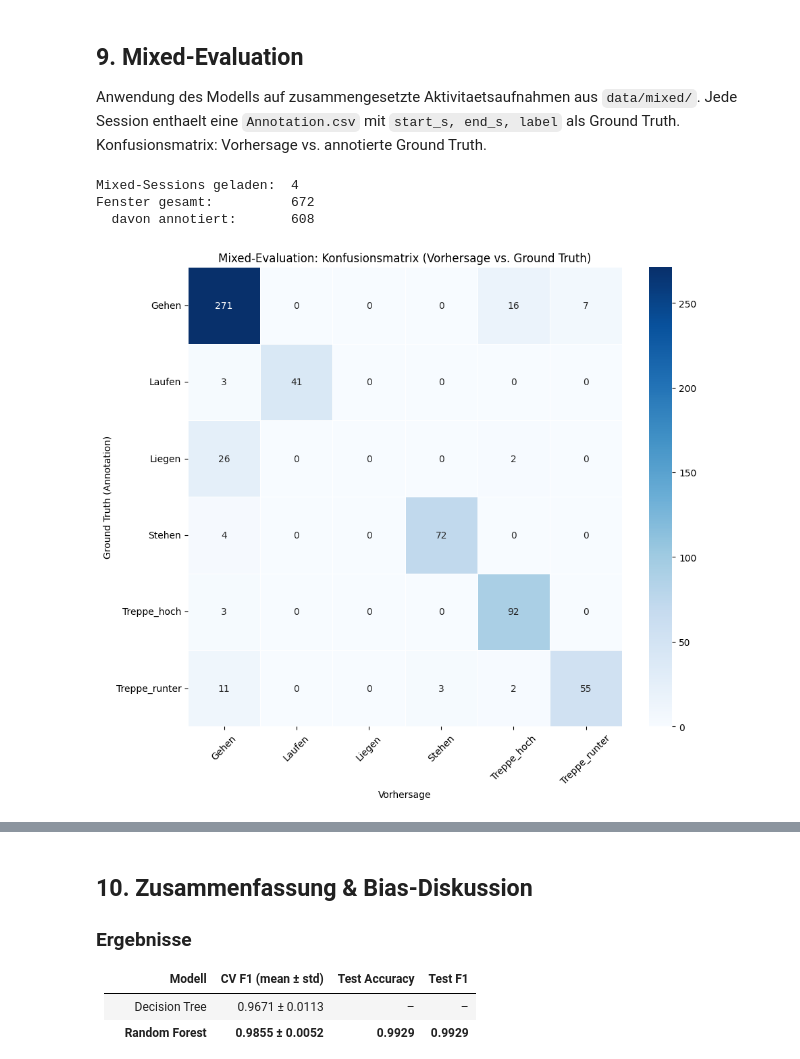
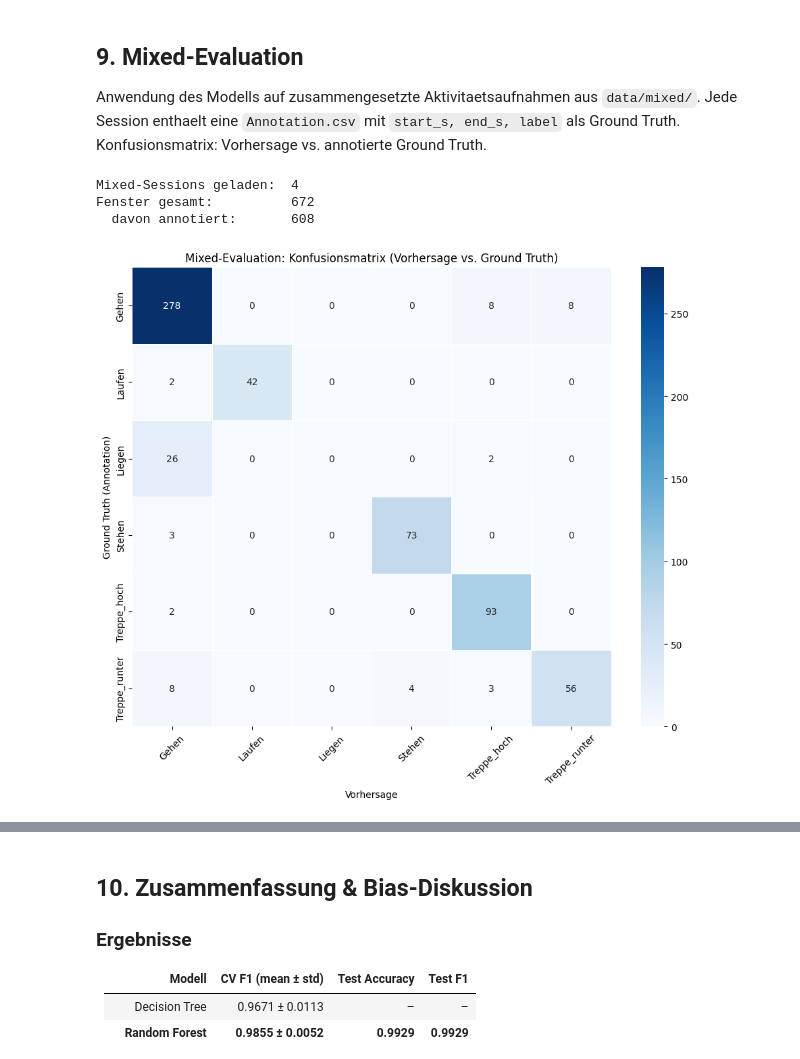
Before and after one commit to Fico-drc/ML4B, a Jupyter notebook: notebooks/02_modeling_baseline.ipynb, the cells around one changed output, grey strips where cells are left out. Drawn from its saved outputs; the diff is of its cells as text; code cells hidden in the pictures.

```diff
--- a/notebooks/02_modeling_baseline.ipynb
+++ b/notebooks/02_modeling_baseline.ipynb
@@ -64,25 +64,27 @@ Setup abgeschlossen.
 with open(f"{PROCESSED_PATH}/feature_names.txt") as f:
     feature_cols = [line.strip() for line in f.readlines()]
 
-# Scaler laden (nur fuer Referenz – wird in CV nicht direkt genutzt)
+# Scaler laden (wird in Mixed-Eval benoetigt)
 with open(f"{PROCESSED_PATH}/scaler.pkl", "rb") as f:
     scaler = pickle.load(f)
 
-# Session-Split laden (benoetigt fuer GroupKFold in Cross-Validation)
+# Session-Split laden
 with open(f"{PROCESSED_PATH}/session_split.json") as f:
     session_split = json.load(f)
 train_sessions = session_split["train"]
 val_sessions   = session_split["val"]
 test_sessions  = session_split["test"]
 
-# Alle unskalierten Features laden (CV skaliert intern je Fold)
+# Alle unskalierten Features laden (CV skaliert intern je Fold via Pipeline)
 df_all = pd.read_csv(f"{PROCESSED_PATH}/features_all.csv")
 
 # Unskalierte Train+Val Daten fuer GroupKFold-CV
-mask_tv = df_all["session"].isin(train_sessions + val_sessions)
+mask_tv         = df_all["session"].isin(train_sessions + val_sessions)
 X_trainval_raw  = df_all.loc[mask_tv, feature_cols].reset_index(drop=True)
 y_trainval      = df_all.loc[mask_tv, "label"].reset_index(drop=True)
-groups_trainval = df_all.loc[mask_tv, "session"].reset_index(drop=True)
+
+# Groups aus Datei laden (gleiche Reihenfolge wie X_trainval_raw – exportiert von NB01)
+groups_trainval = pd.read_csv(f"{PROCESSED_PATH}/groups_trainval.csv").squeeze()
 
 # Unskalierte Test-Daten fuer finale Evaluation
 mask_te    = df_all["session"].isin(test_sessions)
@@ -95,8 +97,12 @@ X_val   = pd.read_csv(f"{PROCESSED_PATH}/X_val.csv")
 y_train = pd.read_csv(f"{PROCESSED_PATH}/y_train.csv").squeeze()
 y_val   = pd.read_csv(f"{PROCESSED_PATH}/y_val.csv").squeeze()
 
+print(f"Features:         {len(feature_cols)}")
 print(f"Train+Val (roh):  {len(X_trainval_raw):>5} Fenster x {X_trainval_raw.shape[1]} Features | {groups_trainval.nunique()} Sessions")
 print(f"Test      (roh):  {len(X_test_raw):>5} Fenster")
+assert len(groups_trainval) == len(X_trainval_raw), \
+    f"Alignment-Fehler: groups_trainval ({len(groups_trainval)}) != X_trainval_raw ({len(X_trainval_raw)})"
+print("Alignment groups_trainval <-> X_trainval_raw: OK")
 print(f"\nKlassenverteilung Train+Val:")
 print(y_trainval.value_counts().sort_index().to_string())
 # %% [output]
@@ -458,6 +463,7 @@ TRIM_SECONDS  = 2.0
 WINDOW_SIZE_S = 2.0
 STEP_SIZE_S   = 1.0
 MAX_GAP_S     = 5.0
+TARGET_HZ     = 61
 
 FEATURE_COLS_RAW = [
     "acc_x", "acc_y", "acc_z",
@@ -466,6 +472,7 @@ FEATURE_COLS_RAW = [
 ]
 
 def compute_features_mixed(window):
+    """Identisch mit compute_features in NB01 – 78 Features."""
     features = {}
     for col in FEATURE_COLS_RAW:
         if col not in window.columns:
@@ -481,7 +488,44 @@ def compute_features_mixed(window):
         features[f"{col}_energy"] = (s**2).mean()
         features[f"{col}_iqr"]    = s.quantile(0.75) - s.quantile(0.25)
         features[f"{col}_zcr"]    = ((s.iloc[:-1].values * s.iloc[1:].values) < 0).sum() / len(s)
+
+    acc_cols = ["acc_x", "acc_y", "acc_z"]
+    if all(c in window.columns for c in acc_cols):
+        mag = np.sqrt(window["acc_x"]**2 + window["acc_y"]**2 + window["acc_z"]**2).dropna()
+        if len(mag) >= 5:
+            features["acc_mag_mean"]   = mag.mean()
+            features["acc_mag_std"]    = mag.std()
+            features["acc_mag_energy"] = (mag**2).mean()
+            actual_hz = len(mag) / WINDOW_SIZE_S
+            fft_vals  = np.abs(np.fft.rfft(mag - mag.mean()))
+            freqs     = np.fft.rfftfreq(len(mag), d=1.0 / actual_hz)
+            features["acc_mag_dom_freq"] = float(freqs[np.argmax(fft_vals[1:]) + 1]) if len(fft_vals) > 1 else 0.0
+
+    if "orie_pitch" in window.columns:
+        features["orie_pitch_delta"] = float(window["orie_pitch"].max() - window["orie_pitch"].min())
+    if "orie_roll" in window.columns:
+        features["orie_roll_delta"]  = float(window["orie_roll"].max()  - window["orie_roll"].min())
+
     return features
+
+
+def resample_to_target_hz_mixed(df, target_hz=TARGET_HZ):
+    sensor_cols = [c for c in df.columns if c != "time_s"]
+    median_dt = df["time_s"].diff().median()
+    if pd.isna(median_dt) or median_dt <= 0:
+        return df
+    actual_hz = 1.0 / median_dt
+    if abs(actual_hz - target_hz) <= 5:
+        return df
+    n_target = int(len(df) * target_hz / actual_hz)
+    if n_target < 10:
+        return df
+    from scipy.signal import resample as scipy_resample
+    t_new  = np.linspace(df["time_s"].iloc[0], df["time_s"].iloc[-1], n_target)
+    df_out = pd.DataFrame({"time_s": t_new})
+    for col in sensor_cols:
+        df_out[col] = scipy_resample(df[col].values, n_target)
+    return df_out
 
 
 def get_ground_truth(window_center, annotations):
@@ -539,6 +583,9 @@ else:
             skipped_broken.append(f"{session} (Luecke {max_gap:.1f}s)")
             continue
 
+        # Resampling (identisch mit NB01)
+        df_m = resample_to_target_hz_mixed(df_m)
+
         t_min = df_m["time_s"].min() + TRIM_SECONDS
         t_max = df_m["time_s"].max() - TRIM_SECONDS
         df_m  = df_m[(df_m["time_s"] >= t_min) & (df_m["time_s"] <= t_max)].copy()
@@ -570,13 +617,11 @@ else:
     else:
         df_mixed = pd.DataFrame(mixed_windows)
 
-        # Vorhersage: best_model ist eine Pipeline (scaler + clf) -> Rohdaten direkt uebergeben,
-        # kein manuelles scaler.transform() – das wuerde doppelt skalieren.
+        # Vorhersage: Pipeline (scaler + clf) -> Rohdaten direkt uebergeben
         X_mixed_raw = df_mixed.reindex(columns=feature_cols, fill_value=0).fillna(0)
         df_mixed["predicted"] = best_model.predict(X_mixed_raw.values)
 
         # Temporal Smoothing je Session: Rolling Majority Vote (Fenster=3)
-        # Verhindert unrealistisches Hin-und-Her-Wechseln zwischen aehnlichen Klassen.
         for _sess in df_mixed["session"].unique():
             _mask  = df_mixed["session"] == _sess
             _preds = df_mixed.loc[_mask, "predicted"].values.copy()
@@ -599,18 +644,14 @@ else:
             all_labels  = sorted(set(true_labels) | set(pred_labels))
 
             cm_mixed = confusion_matrix(df_eval["true_label"], df_eval["predicted"], labels=all_labels)
-
             fig, ax = plt.subplots(figsize=(max(8, len(all_labels) * 1.6), max(6, len(all_labels) * 1.4)))
-            sns.heatmap(
-                cm_mixed, annot=True, fmt="d", cmap="Blues",
-                xticklabels=all_labels, yticklabels=all_labels,
-                ax=ax, linewidths=0.5
-            )
+            sns.heatmap(cm_mixed, annot=True, fmt="d", cmap="Blues",
+                        xticklabels=all_labels, yticklabels=all_labels,
+                        ax=ax, linewidths=0.5)
             ax.set_title("Mixed-Evaluation: Konfusionsmatrix (Vorhersage vs. Ground Truth)")
             ax.set_ylabel("Ground Truth (Annotation)")
             ax.set_xlabel("Vorhersage")
             ax.tick_params(axis="x", rotation=45)
-            ax.tick_params(axis="y", rotation=0)
             plt.tight_layout()
             plt.savefig(f"{PROCESSED_PATH}/mixed_confusion_matrix.png", dpi=150, bbox_inches="tight")
             plt.show()
@@ -639,34 +680,34 @@ else:
             if os.path.exists(ann_path):
                 ann = pd.read_csv(ann_path)
                 unique_ann_labels = sorted(ann["label"].unique())
                 label_colors = {lbl: cmap_colors[i % len(cmap_colors)]
                                 for i, lbl in enumerate(unique_ann_labels)}
                 plotted_labels = set()
                 for _, row in ann.iterrows():
                     lbl = row["label"]
                     ax.axvspan(row["start_s"], row["end_s"],
                                alpha=0.25, color=label_colors[lbl],
                                label=f"GT: {lbl}" if lbl not in plotted_labels else "")
                     plotted_labels.add(lbl)
 
             ax.set_yticks(list(class_to_int.values()))
             ax.set_yticklabels(list(class_to_int.keys()), fontsize=9)
             ax.set_title(sname, fontsize=10)
             ax.set_xlabel("Zeit (s)")
             ax.grid(True, alpha=0.3)
             handles, labels_leg = ax.get_legend_handles_labels()
             by_label = dict(zip(labels_leg, handles))
             ax.legend(by_label.values(), by_label.keys(), loc="upper right", fontsize=7)
 
         plt.suptitle("Mixed-Evaluation: Vorhersage ueber Zeit (Hintergrund = Ground Truth)", fontsize=11)
         plt.tight_layout()
         plt.savefig(f"{PROCESSED_PATH}/mixed_evaluation.png", dpi=150, bbox_inches="tight")
         plt.show()
 # %% [output]
 Mixed-Sessions geladen:  4
 Fenster gesamt:          672
   davon annotiert:       608
-[figure, old version]
+[figure, new version]
 Klassifikationsreport (Mixed-Evaluation):
                precision    recall  f1-score   support
 
```
Also changed, not shown: parts of 12 cells of this notebook, 23 other files.
